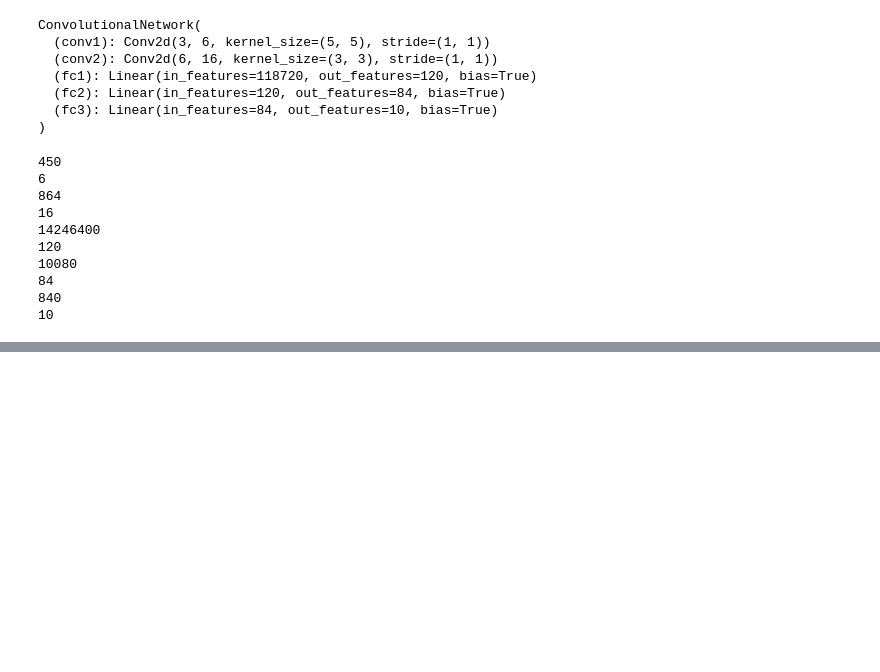
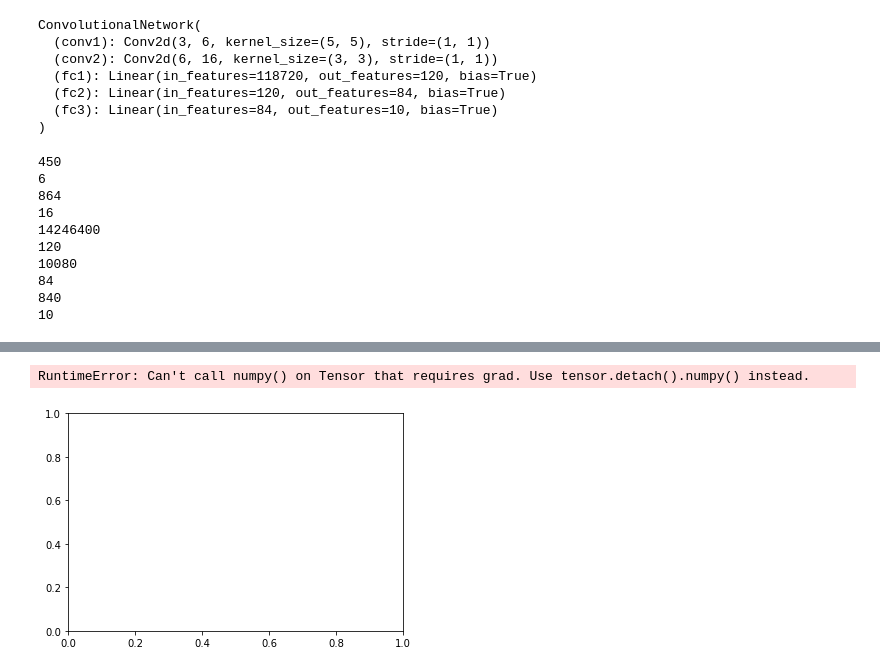
Before and after one commit to prispearly/music-genre-classification, a Jupyter notebook: BasicCNN.ipynb, the cells around one changed output, grey strips where cells are left out. Saved outputs shown, nothing was run; the diff lists cells and outputs as text; code cells hidden in the pictures; blank space fills up the shorter version.

```diff
--- a/BasicCNN.ipynb
+++ b/BasicCNN.ipynb
@@ -142,7 +142,7 @@ optimizer = torch.optim.Adam(model.parameters(),lr=0.001) ## stochiastic gradien
 import time
 start_time = time.time()
 
-epochs = 3
+epochs = 5
 
 max_trn_batch = 800
 max_tst_batch = 300
@@ -180,7 +180,7 @@ for i in range(epochs):
 
         # Print interim results
         if b%10 == 0:
-            print(f'epoch: {i:2}  batch: {b:4} [{10*b:6}/8000]  loss: {loss.item():10.8f}  \
+            print(f'epoch: {i:4}  batch: {b:4} [{10*b:6}/600]  loss: {loss.item():10.8f}  \
 accuracy: {trn_corr.item()*100/(10*b):7.3f}%')
 
     train_losses.append(loss)
@@ -228,0 +228,8 @@ Duration: 41 seconds
+# %%
+plt.plot(train_losses, label='training loss')
+plt.plot(test_losses, label='validation loss')
+plt.title('Loss at the end of each epoch')
+plt.legend();
+# %% [output]
+RuntimeError: Can't call numpy() on Tensor that requires grad. Use tensor.detach().numpy() instead.
+[figure, added]
```
Also changed, not shown: parts of 3 cells of this notebook, 2 other files.
